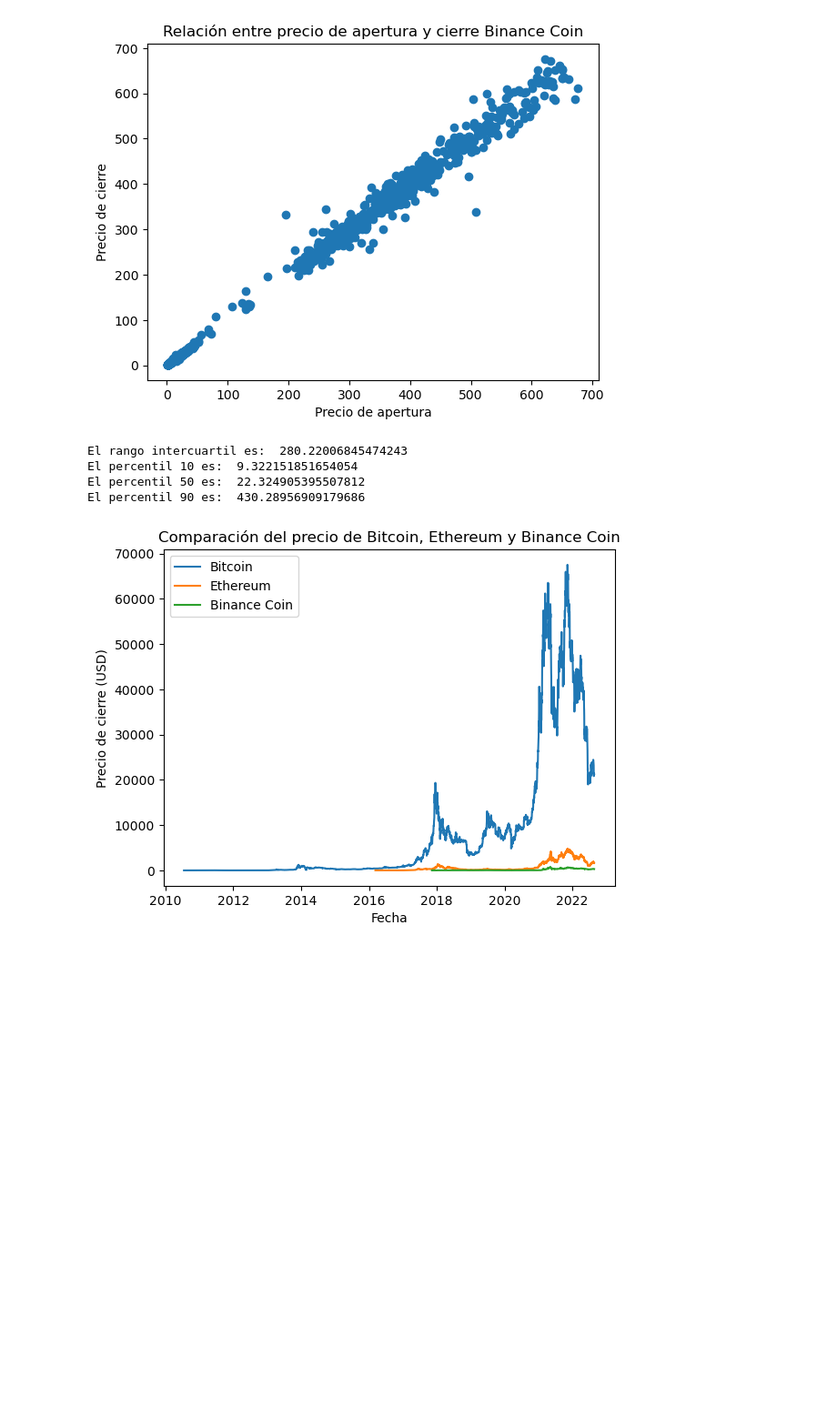
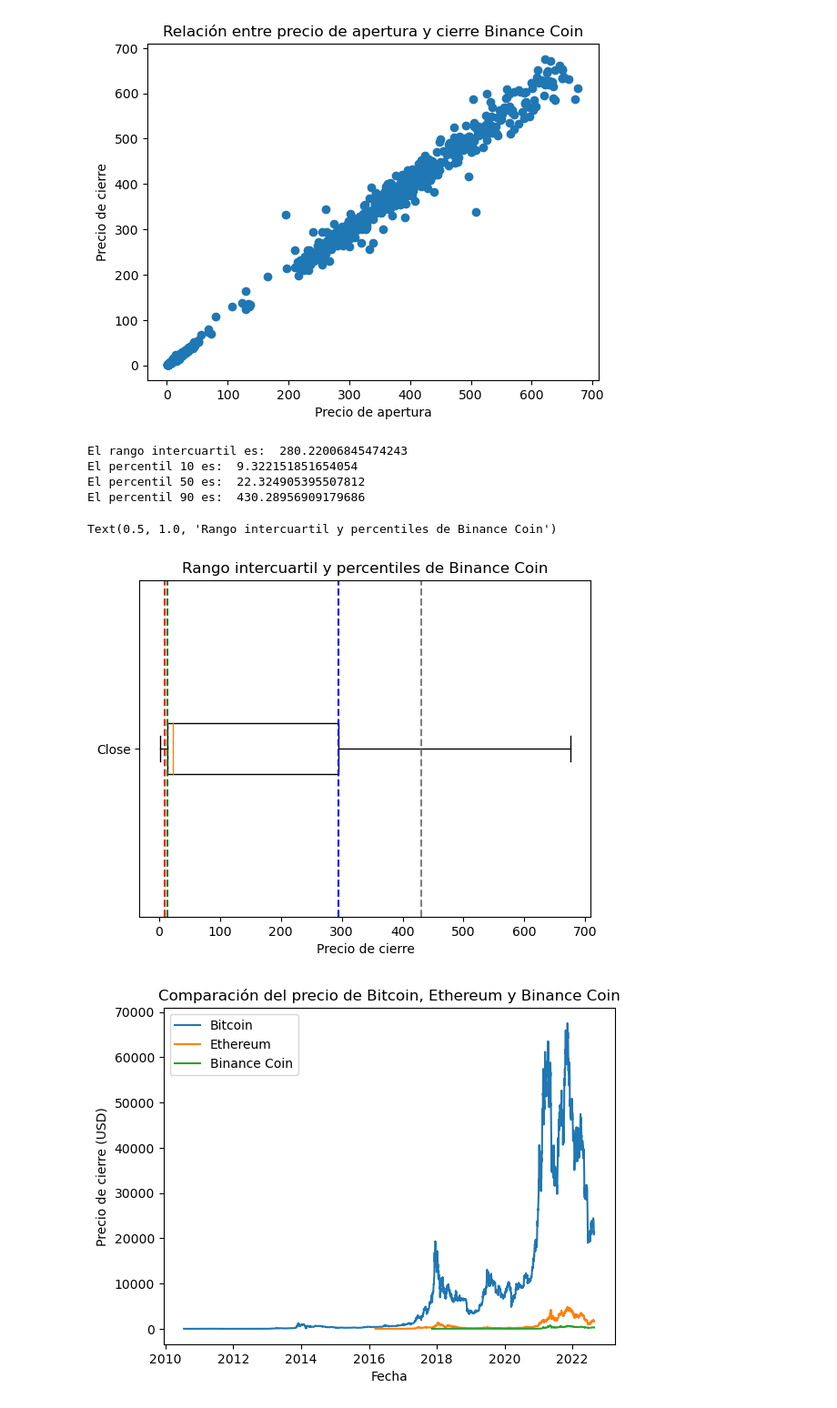
Before and after one commit to angelmpa/proyecto-portafolio, a Jupyter notebook: notebooks/analisis_inicial.ipynb, the cells around one changed output. Shown: that part at 91% size. Saved outputs shown, nothing was run; the diff lists cells and outputs as text; code cells hidden in the pictures; blank space fills up the shorter version.

Commit message:
intercuartiles ypercentiles

```diff
--- a/notebooks/analisis_inicial.ipynb
+++ b/notebooks/analisis_inicial.ipynb
@@ -374,27 +374,45 @@ plt.title('Relación entre precio de apertura y cierre Binance Coin')
 plt.show()
 # %% [output]
 [figure]
-# %%
-# Calcular el rango intercuartil de Binance Coin
-q1 = np.percentile(binance['Close'], 25)
-q3 = np.percentile(binance['Close'], 75)
-iqr = q3 - q1
-
-print('El rango intercuartil es: ', iqr)
-
-# Calcular los percentiles
-p10 = np.percentile(binance['Close'], 10)
-p50 = np.percentile(binance['Close'], 50)
-p90 = np.percentile(binance['Close'], 90)
-
-print('El percentil 10 es: ', p10)
-print('El percentil 50 es: ', p50)
-print('El percentil 90 es: ', p90)
-# %% [output]
-El rango intercuartil es:  280.22006845474243
-El percentil 10 es:  9.322151851654054
-El percentil 50 es:  22.324905395507812
-El percentil 90 es:  430.28956909179686
+# %%
+# Calcular el rango intercuartil de Binance Coin
+q1 = np.percentile(binance['Close'], 25)
+q3 = np.percentile(binance['Close'], 75)
+iqr = q3 - q1
+
+print('El rango intercuartil es: ', iqr)
+
+# Calcular los percentiles
+p10 = np.percentile(binance['Close'], 10)
+p50 = np.percentile(binance['Close'], 50)
+p90 = np.percentile(binance['Close'], 90)
+
+print('El percentil 10 es: ', p10)
+print('El percentil 50 es: ', p50)
+print('El percentil 90 es: ', p90)
+# %% [output]
+El rango intercuartil es:  280.22006845474243
+El percentil 10 es:  9.322151851654054
+El percentil 50 es:  22.324905395507812
+El percentil 90 es:  430.28956909179686
+# %%
+# Graficar el rango intercuartil y los percentiles de Binance Coin
+
+fig, ax = plt.subplots()
+ax. boxplot(binance['Close'], vert = False)
+
+ax.axvline(q1, color = 'green', linestyle = '--')
+ax.axvline(q3, color = 'blue', linestyle = '--')
+ax.axvline(p10, color = 'red', linestyle = '--')
+ax.axvline(p90, color = 'gray', linestyle = '--')
+
+ax.set_yticklabels(['Close'])
+ax.set_xlabel('Precio de cierre')
+
+plt.title('Rango intercuartil y percentiles de Binance Coin')
+# %% [output]
+Text(0.5, 1.0, 'Rango intercuartil y percentiles de Binance Coin')
+[figure, added]
 # %%
 # Crear un gráfico de línea para comparar el precio de Bitcoin, Ethereum y Binance Coin
 plt.plot(bitcoin['Date'], bitcoin['Close'], label = 'Bitcoin')
```
Also changed, not shown: parts of 8 cells of this notebook.
